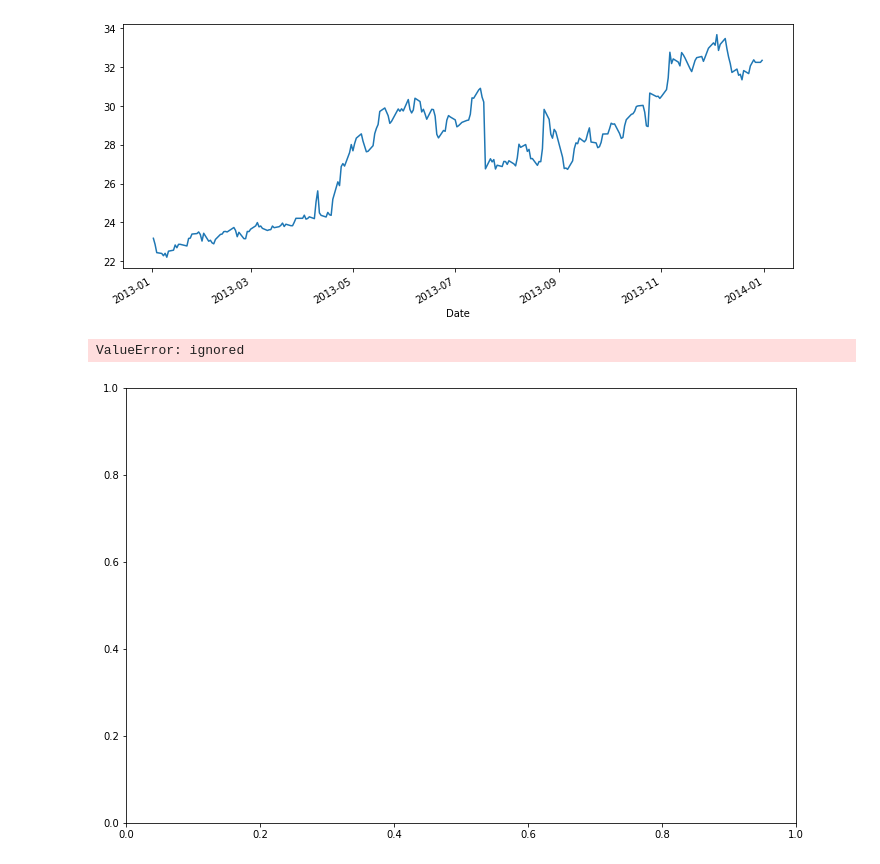
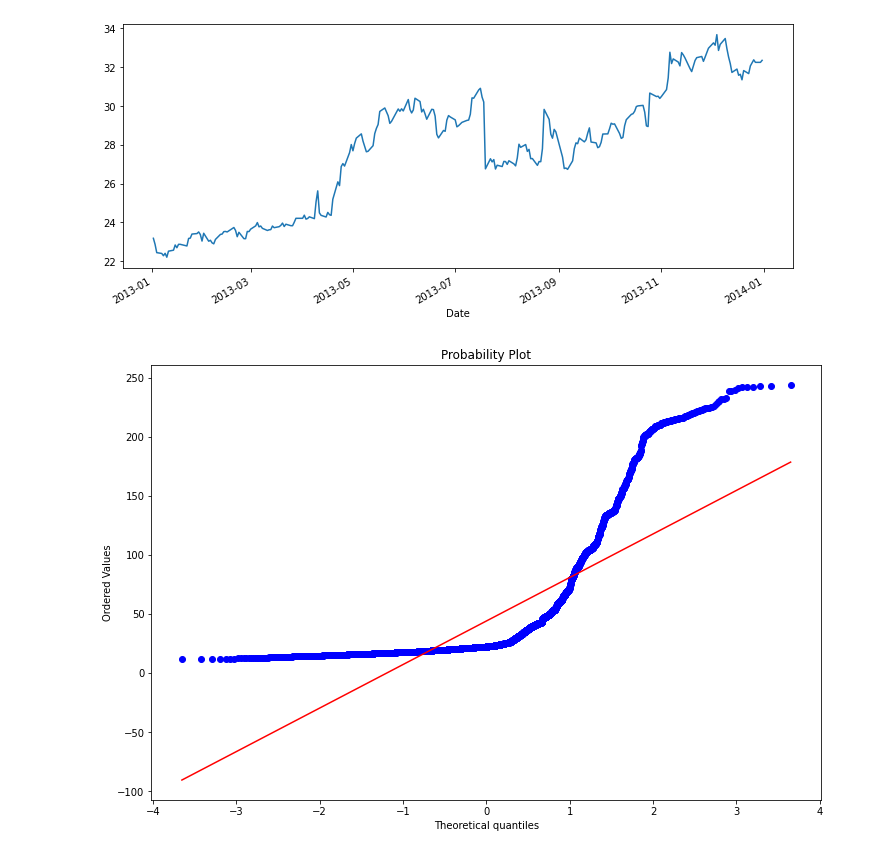
Before and after one commit to manikur/Python-Programming, a Jupyter notebook: panda_data_fram.ipynb, the cells around one changed output. Saved outputs shown, nothing was run; the diff lists cells and outputs as text; code cells hidden in the pictures.

```diff
--- a/panda_data_fram.ipynb
+++ b/panda_data_fram.ipynb
@@ -451,8 +451,7 @@ sample1.plot(figsize=(12,5));
 # %%
 f = plt.figure(figsize=(12,8))
 ax = f.add_subplot(111)
-stats.probplot(msft, dist='norm', plot=ax)
+stats.probplot(msftAC, dist='norm', plot=ax)
 plt.show();
 # %% [output]
-ValueError: ignored
-[figure, old version]
+[figure, new version]
```
Also changed, not shown: parts of 27 cells of this notebook.
